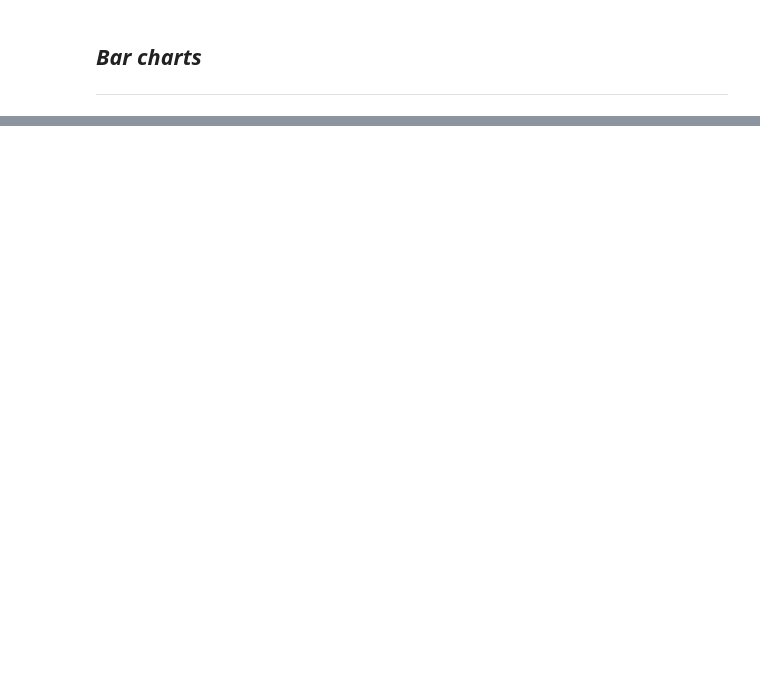
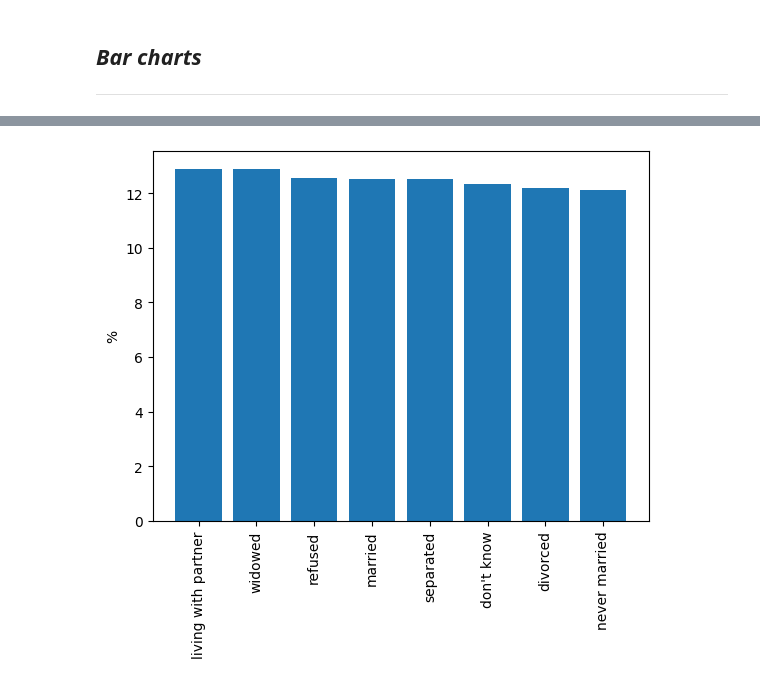
Before and after one commit to anoban/Understanding-and-Visualizing-Data-with-Python, a Jupyter notebook: anoban/Categorical Data.ipynb, the cells around one changed output, grey strips where cells are left out. Cells and saved outputs as stored; diff of their text form; code cells hidden in the pictures; blank space fills up the shorter version.

```diff
--- a/anoban/Categorical Data.ipynb
+++ b/anoban/Categorical Data.ipynb
@@ -70,0 +77,9 @@ plt.show()
+# %%
+plt.bar(x = list(map(lambda ind: lookup.get(ind), data.marital_status.value_counts().index)),
+        height = data.marital_status.value_counts().values / 5560 * 100)
+axes = plt.gca()
+axes.set_xticklabels(labels = axes.get_xticklabels(), rotation = 90)
+plt.ylabel("%")
+plt.show()
+# %% [output]
+[figure, added]
```
Also changed, not shown: parts of 11 cells of this notebook, 1 other file.
